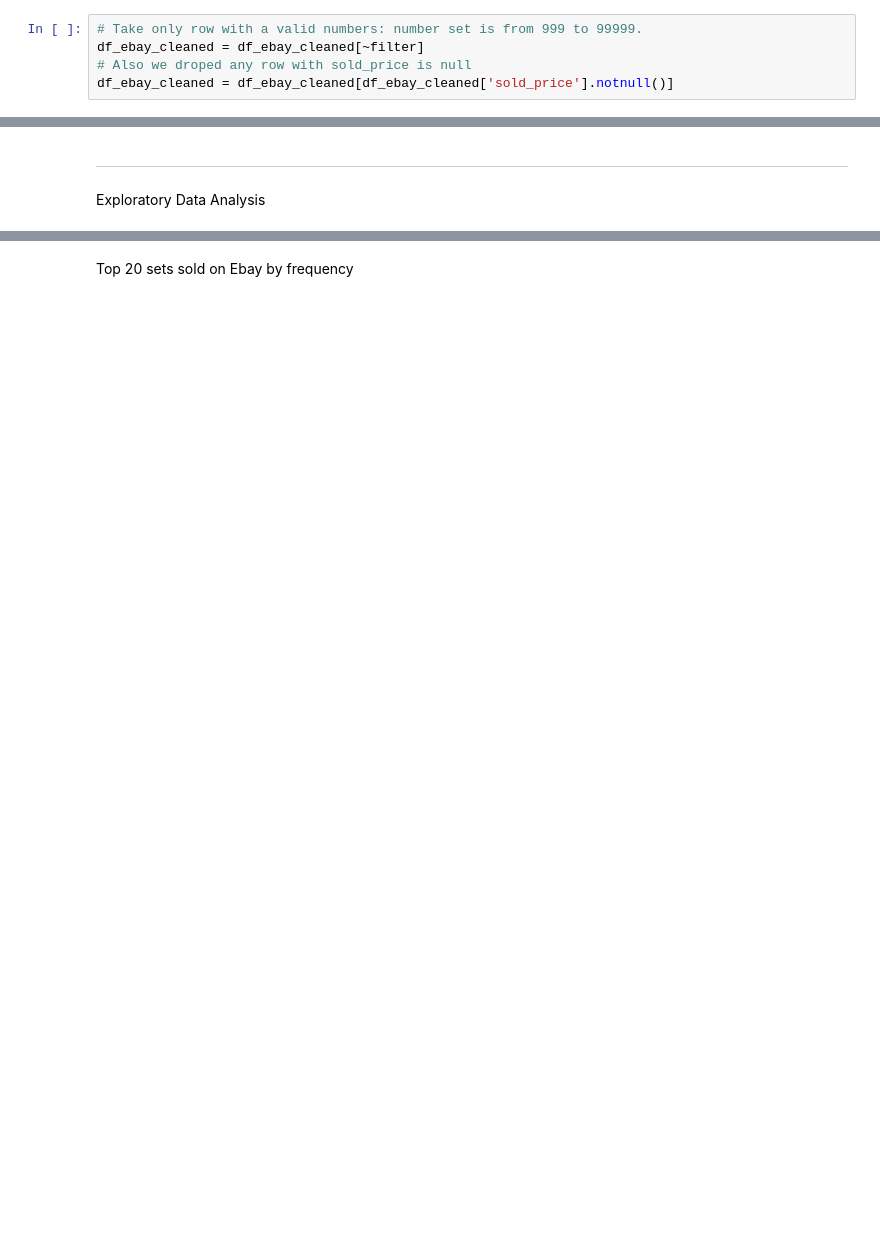
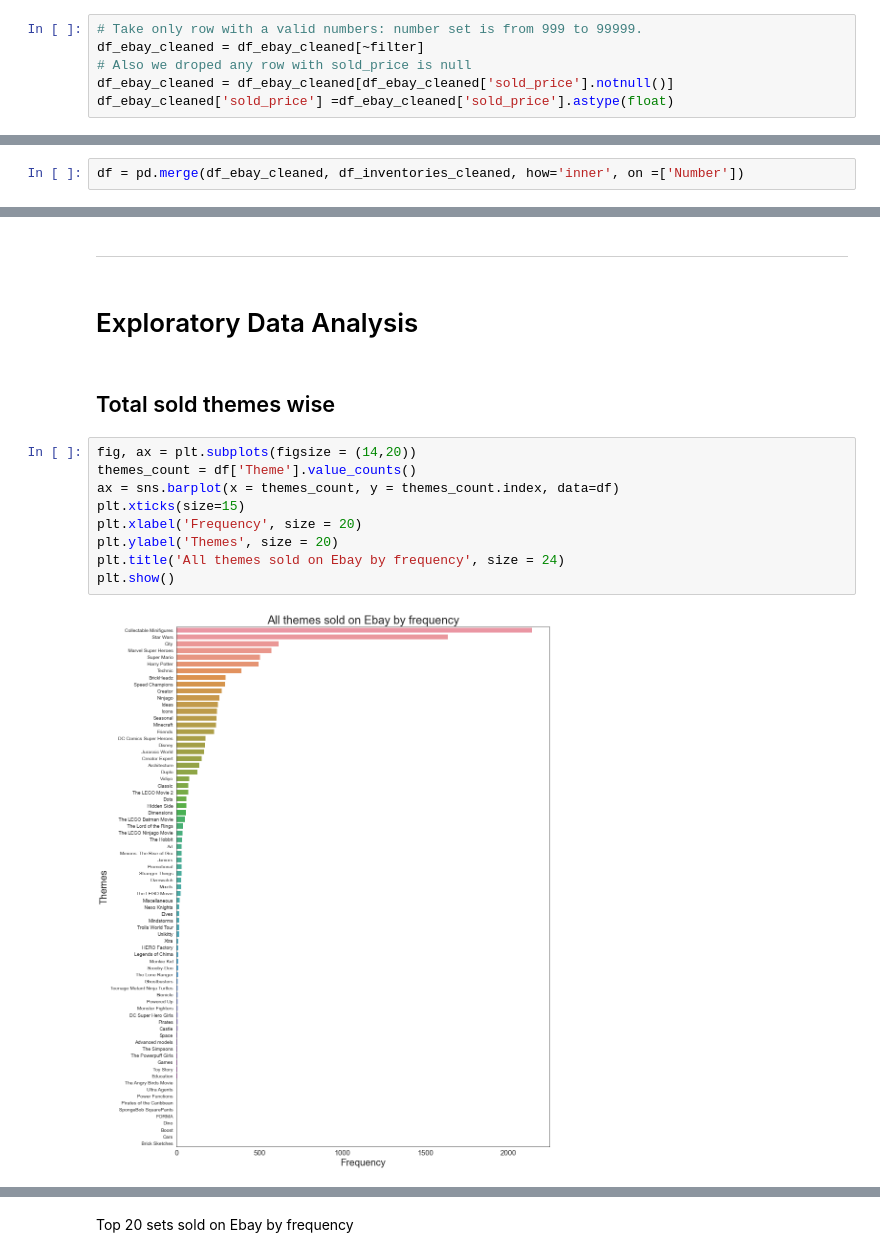
Before and after one commit to onguyenquanghuy/lego_resale_price_prediction, a Jupyter notebook: lego_resale_price_prediction.ipynb, the cells around one changed output, grey strips where cells are left out. Drawn from its saved outputs; the diff is of its cells as text; blank space fills up the shorter version.

```diff
--- a/lego_resale_price_prediction.ipynb
+++ b/lego_resale_price_prediction.ipynb
@@ -123,4 +132,5 @@ There are invalid values. We're going to drop them.
 df_ebay_cleaned = df_ebay_cleaned[~filter]
 # Also we droped any row with sold_price is null
 df_ebay_cleaned = df_ebay_cleaned[df_ebay_cleaned['sold_price'].notnull()]
+df_ebay_cleaned['sold_price'] =df_ebay_cleaned['sold_price'].astype(float)
 # %%
@@ -134,0 +142,2 @@ df_ebay_cleaned.head()
+# %%
+df = pd.merge(df_ebay_cleaned, df_inventories_cleaned, how='inner', on =['Number'])
@@ -135,4 +160,17 @@ df_ebay_cleaned.head()
 # %% [markdown]
 ***************************************************************************************************************************************************************
 # %% [markdown]
-Exploratory Data Analysis
+# Exploratory Data Analysis
+# %% [markdown]
+## Total sold themes wise
+# %%
+fig, ax = plt.subplots(figsize = (14,20))
+themes_count = df['Theme'].value_counts()
+ax = sns.barplot(x = themes_count, y = themes_count.index, data=df)
+plt.xticks(size=15)
+plt.xlabel('Frequency', size = 20)
+plt.ylabel('Themes', size = 20)
+plt.title('All themes sold on Ebay by frequency', size = 24)
+plt.show()
+# %% [output]
+[figure, added]
```
Also changed, not shown: parts of 35 cells of this notebook.
